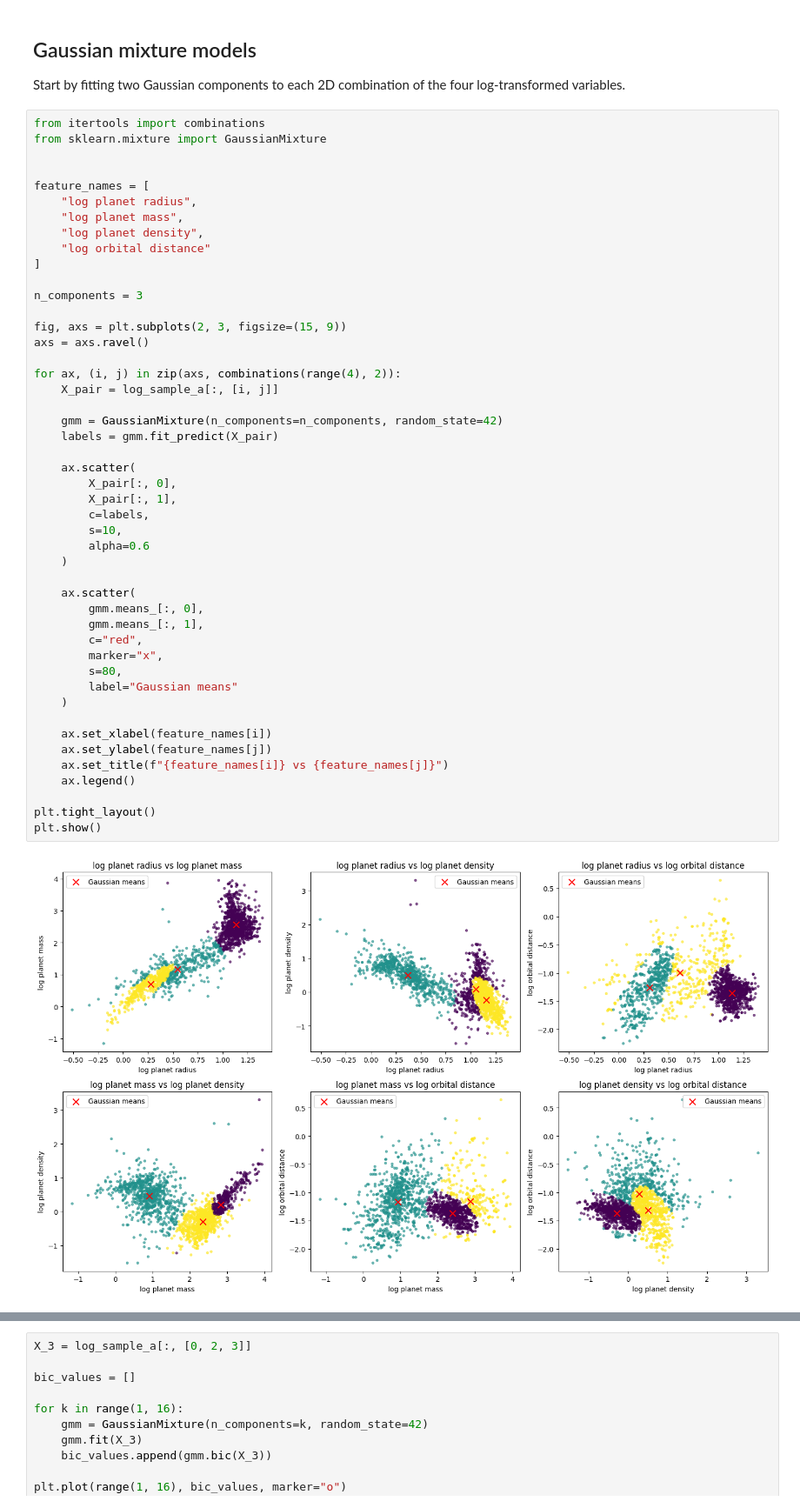
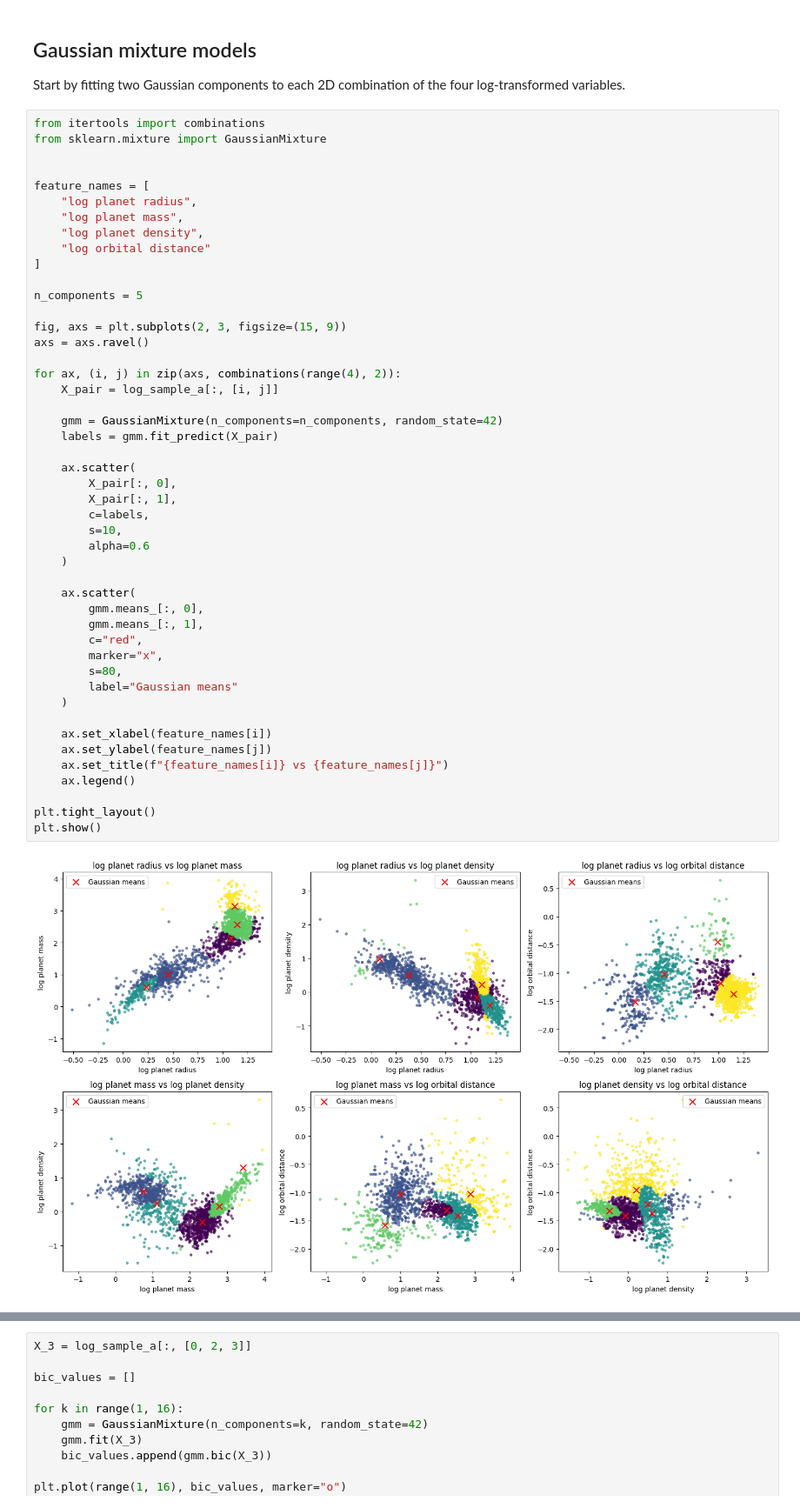
Before and after one commit to TarikOzpamuk/Astro_exercises, a Jupyter notebook: exercise6.ipynb, the cells around one changed output, grey strips where cells are left out. Shown at 87% size. Cells and saved outputs as stored; diff of their text form.

```diff
--- a/exercise6.ipynb
+++ b/exercise6.ipynb
@@ -89,7 +89,7 @@ feature_names = [
     "log orbital distance"
 ]
 
-n_components = 3
+n_components = 5
 
 fig, axs = plt.subplots(2, 3, figsize=(15, 9))
 axs = axs.ravel()
@@ -98,34 +98,34 @@ for ax, (i, j) in zip(axs, combinations(range(4), 2)):
     X_pair = log_sample_a[:, [i, j]]
 
     gmm = GaussianMixture(n_components=n_components, random_state=42)
     labels = gmm.fit_predict(X_pair)
 
     ax.scatter(
         X_pair[:, 0],
         X_pair[:, 1],
         c=labels,
         s=10,
         alpha=0.6
     )
 
     ax.scatter(
         gmm.means_[:, 0],
         gmm.means_[:, 1],
         c="red",
         marker="x",
         s=80,
         label="Gaussian means"
     )
 
     ax.set_xlabel(feature_names[i])
     ax.set_ylabel(feature_names[j])
     ax.set_title(f"{feature_names[i]} vs {feature_names[j]}")
     ax.legend()
 
 plt.tight_layout()
 plt.show()
 # %% [output]
-[figure, old version]
+[figure, new version]
 # %%
 
 
```
Also changed, not shown: parts of 4 cells of this notebook, 4 other files.
